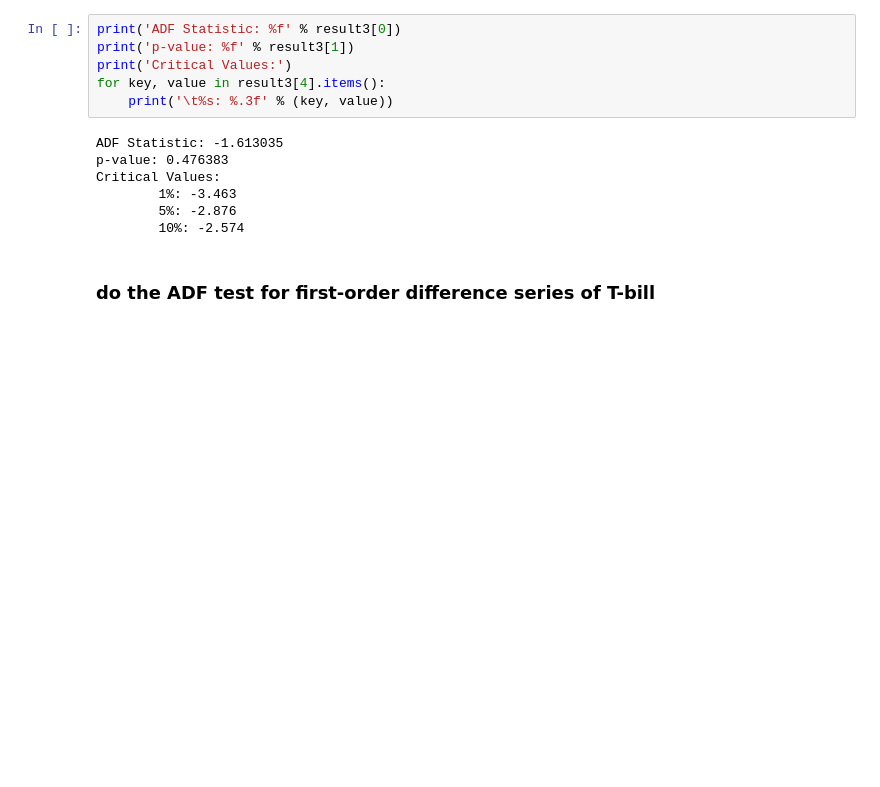
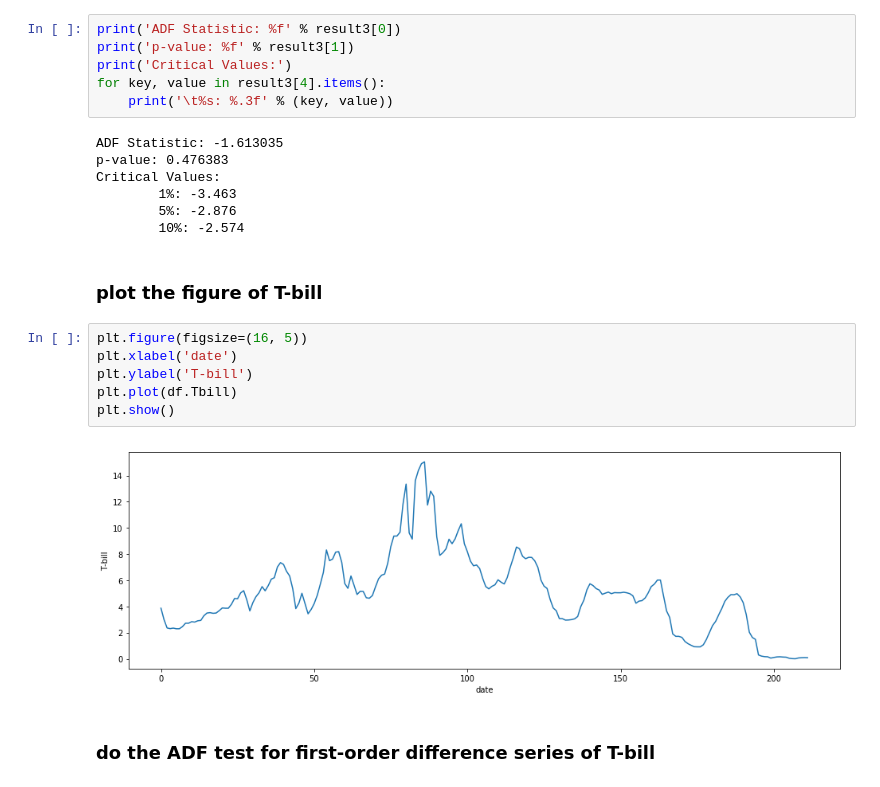
Before and after one commit to XiaoqianZhu1997/HSG_exchange_courses, a Jupyter notebook: TSE/hw2.ipynb, the cells around one changed output. Cells and saved outputs as stored; diff of their text form; blank space fills up the shorter version.

```diff
--- a/TSE/hw2.ipynb
+++ b/TSE/hw2.ipynb
@@ -206,6 +228,16 @@ Critical Values:
         1%: -3.463
         5%: -2.876
         10%: -2.574
+# %% [markdown]
+### plot the figure of T-bill
+# %%
+plt.figure(figsize=(16, 5))
+plt.xlabel('date')
+plt.ylabel('T-bill')
+plt.plot(df.Tbill)
+plt.show()
+# %% [output]
+[figure, added]
 # %% [markdown]
 ### do the ADF test for first-order difference series of T-bill
 # %%
```
Also changed, not shown: parts of 16 cells of this notebook.
